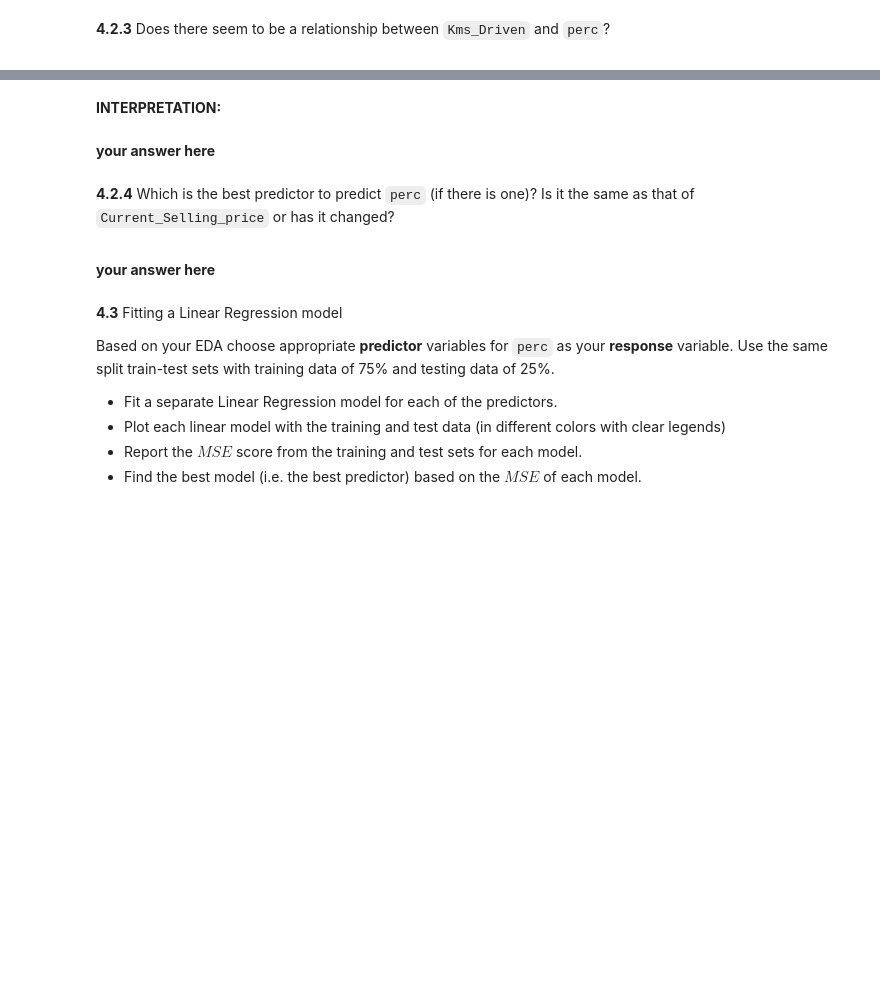
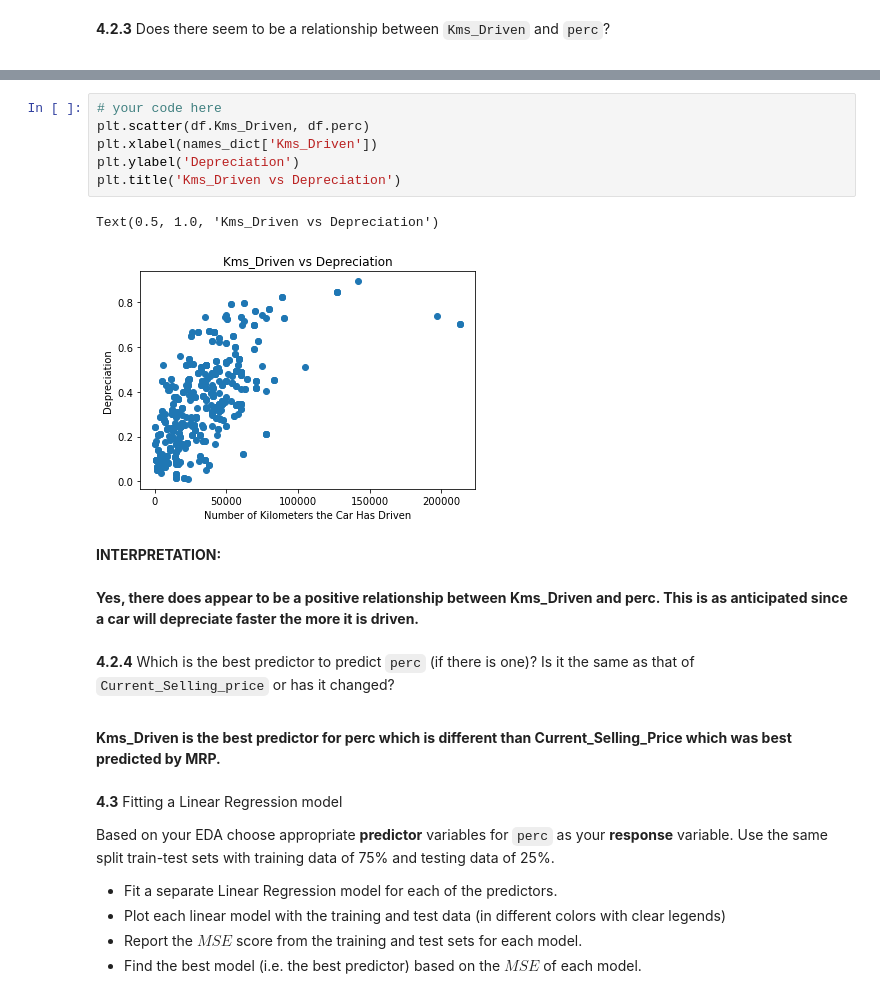
Before and after one commit to westonruths/ac209a, a Jupyter notebook: ac209a_hw2/ac209a_hw2.ipynb, the cells around one changed output, grey strips where cells are left out. Saved outputs shown, nothing was run; the diff lists cells and outputs as text; blank space fills up the shorter version.

```diff
--- a/ac209a_hw2/ac209a_hw2.ipynb
+++ b/ac209a_hw2/ac209a_hw2.ipynb
@@ -686,15 +741,24 @@ Answer the following questions by plotting graphs and including the required int
+# %%
+# your code here
+plt.scatter(df.Kms_Driven, df.perc)
+plt.xlabel(names_dict['Kms_Driven'])
+plt.ylabel('Depreciation')
+plt.title('Kms_Driven vs Depreciation')
+# %% [output]
+Text(0.5, 1.0, 'Kms_Driven vs Depreciation')
+[figure, added]
 # %% [markdown]
 **INTERPRETATION:**
-# %% [markdown]
-**your answer here**
+# %% [markdown]
+**Yes, there does appear to be a positive relationship between Kms_Driven and perc. This is as anticipated since a car will depreciate faster the more it is driven.**
 # %% [markdown]
 <div class='exercise-r'>
 
 **4.2.4** Which is the best predictor to predict `perc` (if there is one)? Is it the same as that of `Current_Selling_price` or has it changed?
 
 </div>
-# %% [markdown]
-**your answer here**
+# %% [markdown]
+**Kms_Driven is the best predictor for perc which is different than Current_Selling_Price which was best predicted by MRP.**
 # %% [markdown]
 <div class='exercise-r'>
 
```
Also changed, not shown: parts of 29 cells of this notebook.
